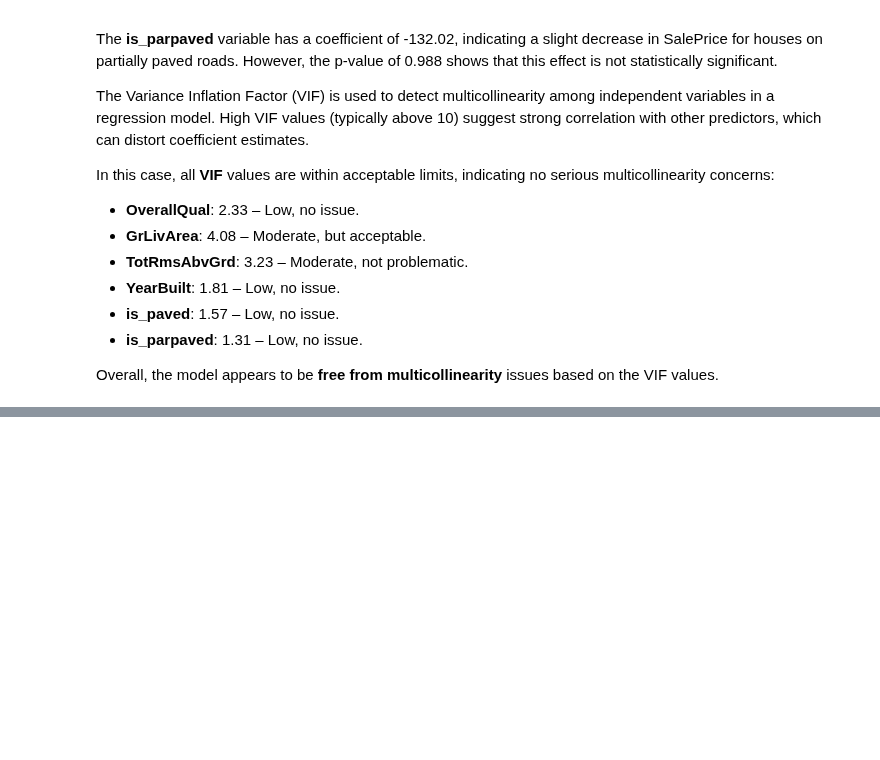
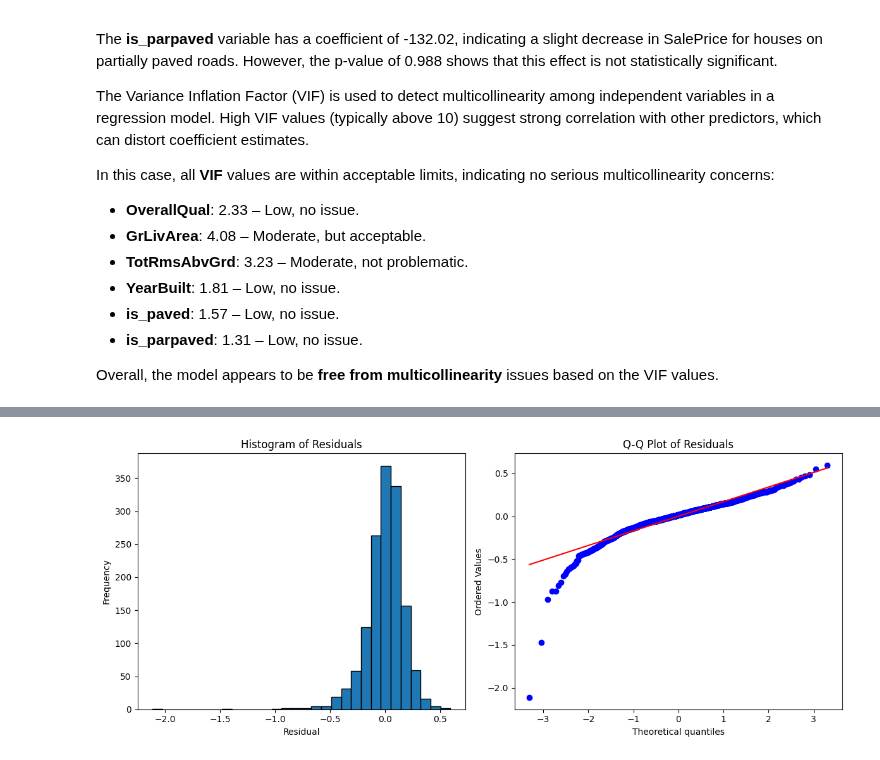
Before and after one commit to masumiuc/Unit-2-Capstone, a Jupyter notebook: Regression.ipynb, the cells around one changed output, grey strips where cells are left out. Drawn from its saved outputs; the diff is of its cells as text; code cells hidden in the pictures; blank space fills up the shorter version.

```diff
--- a/Regression.ipynb
+++ b/Regression.ipynb
@@ -215,0 +313,22 @@ Overall, the model appears to be **free from multicollinearity** issues based on
+# %%
+import matplotlib.pyplot as plt
+import scipy.stats as stats
+
+# Create subplots: 1 row, 2 columns
+fig, axes = plt.subplots(1, 2, figsize=(12, 5))
+
+# Histogram on the left
+axes[0].hist(model.resid, bins=30, edgecolor='black')
+axes[0].set_title('Histogram of Residuals')
+axes[0].set_xlabel('Residual')
+axes[0].set_ylabel('Frequency')
+
+# Q-Q plot on the right
+stats.probplot(model.resid, dist="norm", plot=axes[1])
+axes[1].set_title('Q-Q Plot of Residuals')
+
+# Adjust layout
+plt.tight_layout()
+plt.show()
+# %% [output]
+[figure, added]
```
Also changed, not shown: parts of 11 cells of this notebook, 2 other files.
